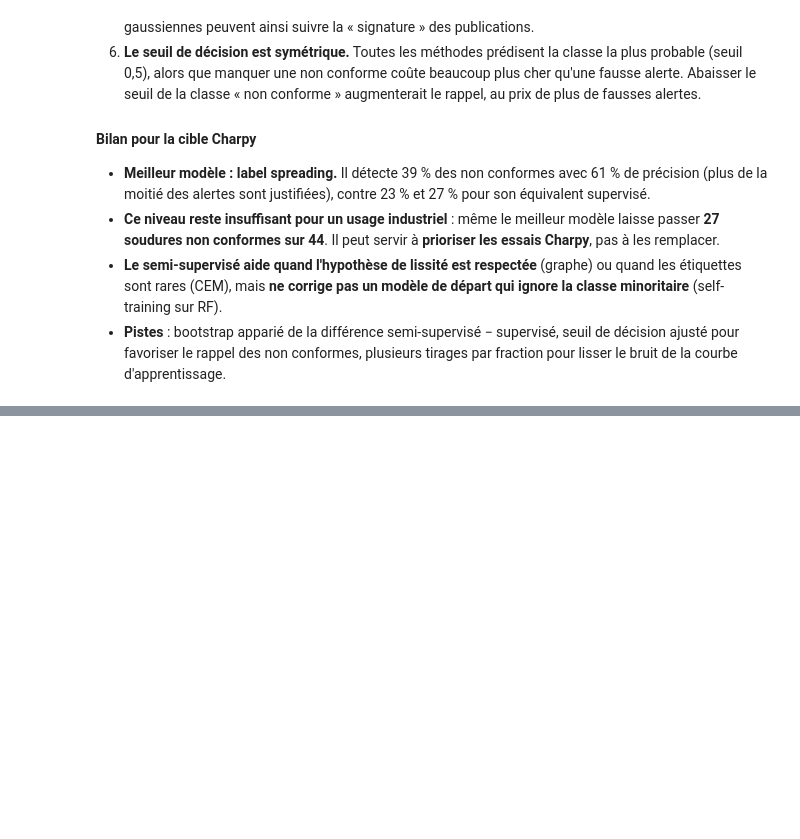
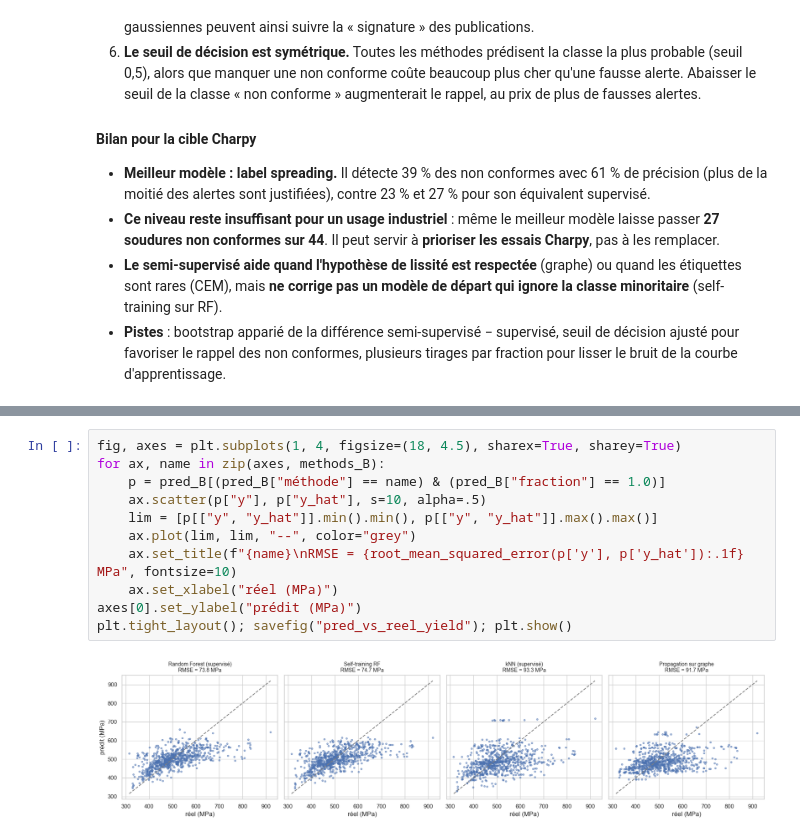
Before and after one commit to marilynehu25/Soudure-d-acier, a Jupyter notebook: 2. Analyses/4. Apprentissage semi supervisé.ipynb, the cells around one changed output, grey strips where cells are left out. Cells and saved outputs as stored; diff of their text form; blank space fills up the shorter version.

```diff
--- a/2. Analyses/4. Apprentissage semi supervisé.ipynb
+++ b/2. Analyses/4. Apprentissage semi supervisé.ipynb
@@ -587,0 +628,13 @@ plt.tight_layout(); savefig("confusion_charpy"); plt.show()
+# %%
+fig, axes = plt.subplots(1, 4, figsize=(18, 4.5), sharex=True, sharey=True)
+for ax, name in zip(axes, methods_B):
+    p = pred_B[(pred_B["méthode"] == name) & (pred_B["fraction"] == 1.0)]
+    ax.scatter(p["y"], p["y_hat"], s=10, alpha=.5)
+    lim = [p[["y", "y_hat"]].min().min(), p[["y", "y_hat"]].max().max()]
+    ax.plot(lim, lim, "--", color="grey")
+    ax.set_title(f"{name}\nRMSE = {root_mean_squared_error(p['y'], p['y_hat']):.1f} MPa", fontsize=10)
+    ax.set_xlabel("réel (MPa)")
+axes[0].set_ylabel("prédit (MPa)")
+plt.tight_layout(); savefig("pred_vs_reel_yield"); plt.show()
+# %% [output]
+[figure, added]
```
Also changed, not shown: parts of 7 cells of this notebook, 4 other files.
